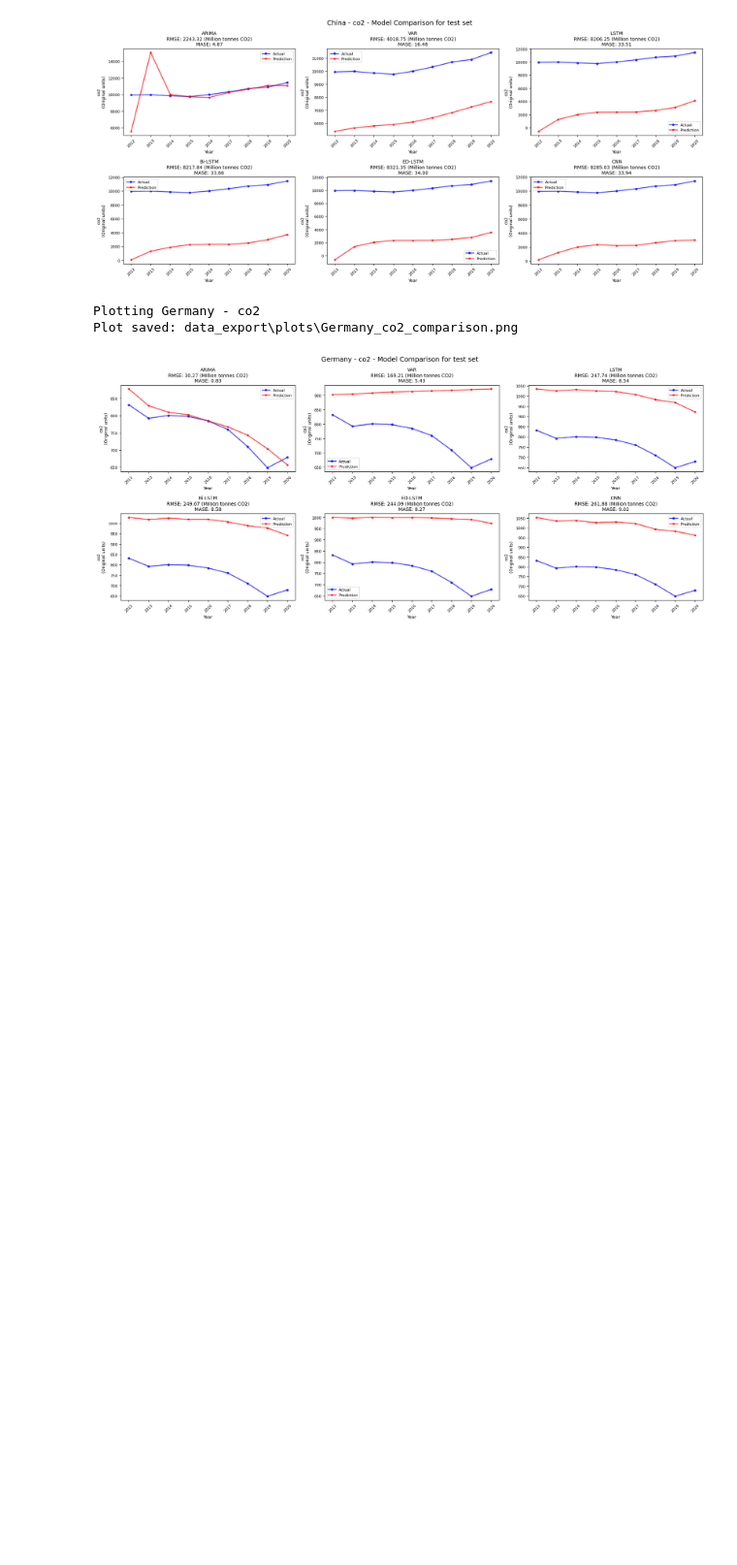
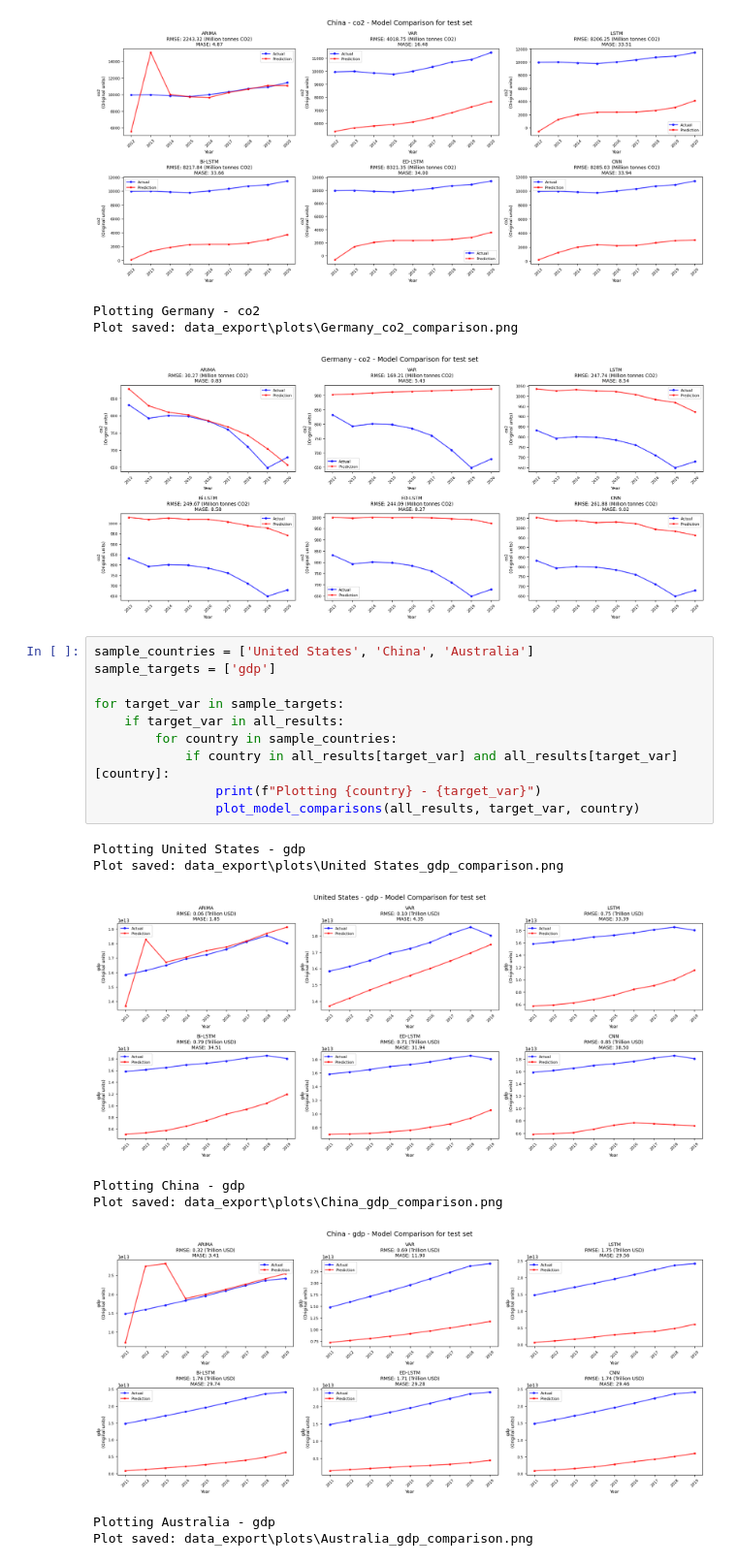
Before and after one commit to pinglainstitute/energy-gdp-emissions, a Jupyter notebook: code/01_Autoregressive.ipynb, the cells around one changed output. Shown at 97% size. Saved outputs shown, nothing was run; the diff lists cells and outputs as text; blank space fills up the shorter version.

```diff
--- a/code/01_Autoregressive.ipynb
+++ b/code/01_Autoregressive.ipynb
@@ -969,3 +969,22 @@ Plot saved: data_export\plots\China_co2_comparison.png
 Plotting Germany - co2
 Plot saved: data_export\plots\Germany_co2_comparison.png
 [figure]
+# %%
+sample_countries = ['United States', 'China', 'Australia']
+sample_targets = ['gdp']
+
+for target_var in sample_targets:
+    if target_var in all_results:
+        for country in sample_countries:
+            if country in all_results[target_var] and all_results[target_var][country]:
+                print(f"Plotting {country} - {target_var}")
+                plot_model_comparisons(all_results, target_var, country)
+# %% [output]
+Plotting United States - gdp
+Plot saved: data_export\plots\United States_gdp_comparison.png
+[figure, added]
+Plotting China - gdp
+Plot saved: data_export\plots\China_gdp_comparison.png
+[figure, added]
+Plotting Australia - gdp
+Plot saved: data_export\plots\Australia_gdp_comparison.png
```
Also changed, not shown: parts of 2 cells of this notebook.
